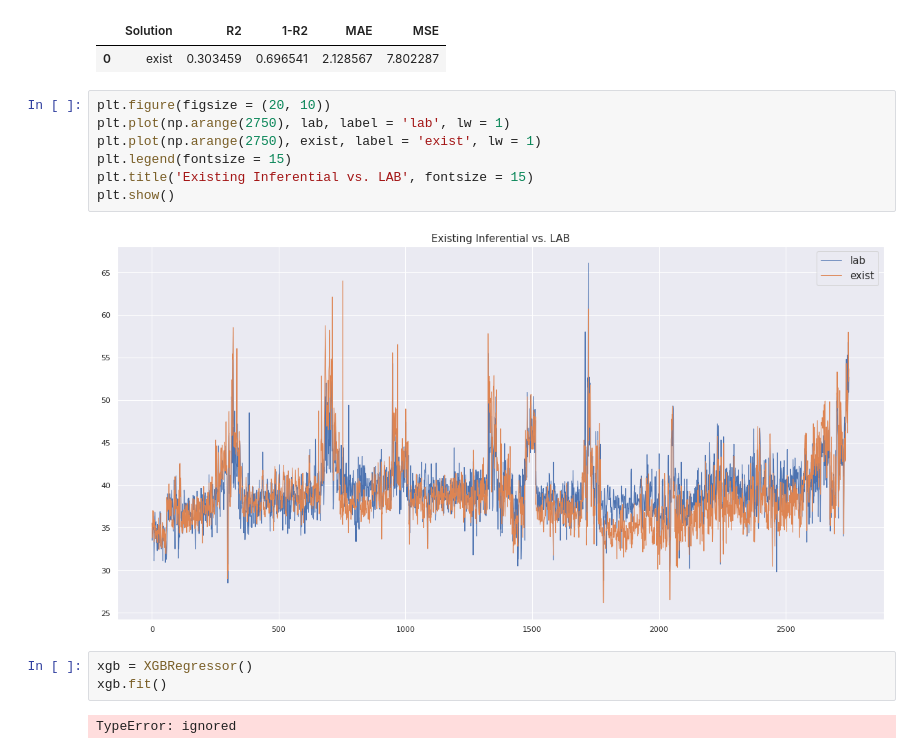
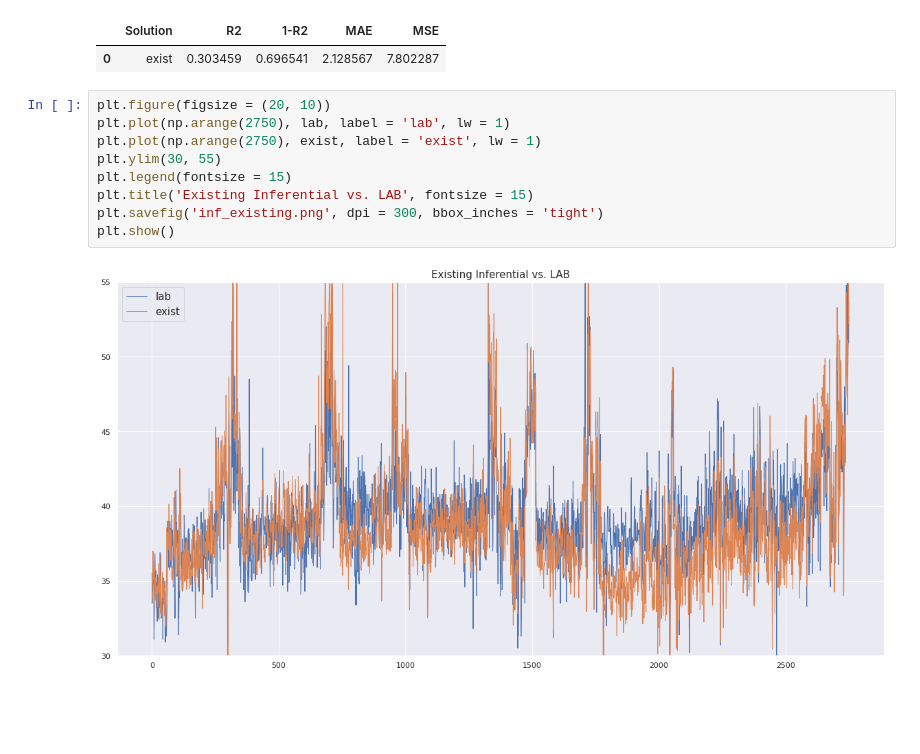
Before and after one commit to hoonzi-s/APC, a Jupyter notebook: #1ALK_213BTMRVP_R5.ipynb, the cells around one changed output. Cells and saved outputs as stored; diff of their text form; blank space fills up the shorter version.

```diff
--- a/#1ALK_213BTMRVP_R5.ipynb
+++ b/#1ALK_213BTMRVP_R5.ipynb
@@ -108,14 +108,11 @@ new
 # %%
 plt.figure(figsize = (20, 10))
 plt.plot(np.arange(2750), lab, label = 'lab', lw = 1)
 plt.plot(np.arange(2750), exist, label = 'exist', lw = 1)
+plt.ylim(30, 55)
 plt.legend(fontsize = 15)
 plt.title('Existing Inferential vs. LAB', fontsize = 15)
+plt.savefig('inf_existing.png', dpi = 300, bbox_inches = 'tight')
 plt.show()
 # %% [output]
-[figure, old version]
+[figure, new version]
-# %%
-xgb = XGBRegressor()
-xgb.fit()
-# %% [output]
-TypeError: ignored
```
Also changed, not shown: parts of 5 cells of this notebook.
